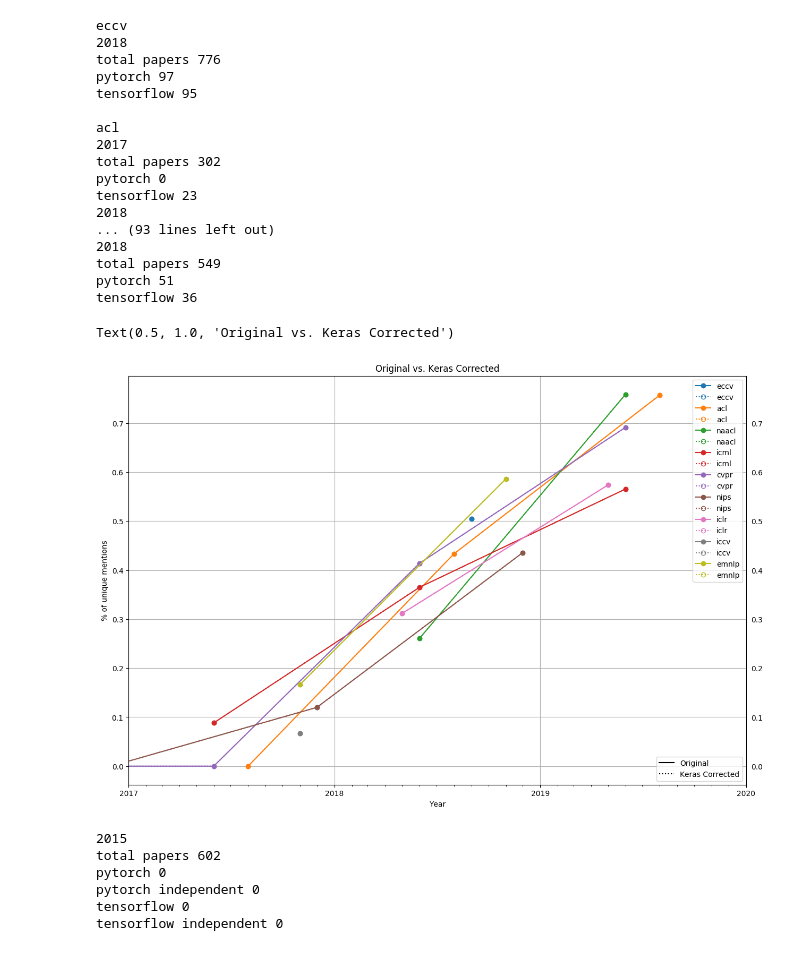
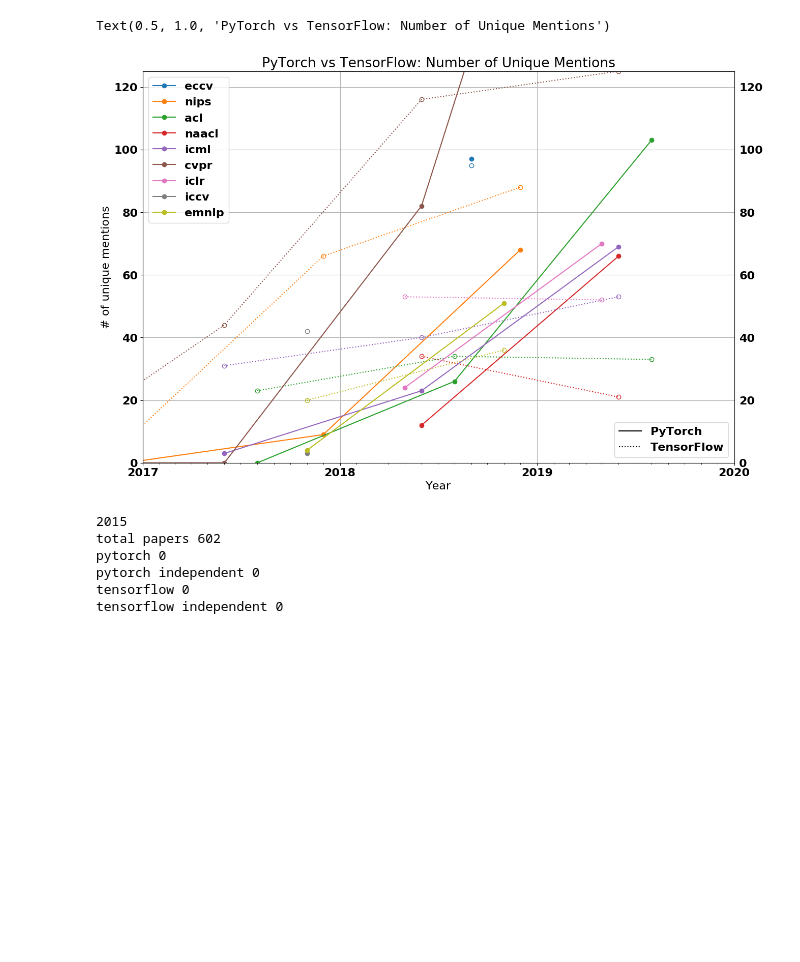
Before and after one commit to Chillee/pytorch-vs-tensorflow, a Jupyter notebook: data_analysis/visualize.ipynb, the cells around one changed output. Saved outputs shown, nothing was run; the diff lists cells and outputs as text; code cells hidden in the pictures; blank space fills up the shorter version.

```diff
--- a/data_analysis/visualize.ipynb
+++ b/data_analysis/visualize.ipynb
@@ -107,6 +107,8 @@ conf_month = {
     k: time.strptime(v, '%B').tm_mon for k, v in conf_month.items()}
 import matplotlib.style as style
 style.use('default')
+# %%
+plt.rcParams.update({'font.size': 16, 'font.weight': 'bold'})
 # %%
 years = mdates.YearLocator()   # every year
 months = mdates.MonthLocator()  # every month
@@ -114,7 +116,7 @@ years_fmt = mdates.DateFormatter('%Y')
 
 fig, ax = plt.subplots()
 
-# ax.set_ylim(0,125)
+ax.set_ylim(0,125)
 
 ax.xaxis.set_major_locator(years)
 ax.xaxis.set_major_formatter(years_fmt)
@@ -137,8 +139,10 @@ for conf in confs:
     tf = []
     tf_corr = []
     dates = []
-    print(conf)
+#     print(conf)
     for year in sorted(confs[conf]):
+        if conf == 'nips' and year == '2019':
+            continue
         ws = word_sets[conf][year]
         date = np.datetime64(f"{year}-{conf_month[conf]:02}")
         dates.append(date)
@@ -153,77 +157,68 @@ for conf in confs:
         writer.writerow([conf, f"{conf_month[conf]:02}/{year[2:]}", pytorch_corr[-1], tf_corr[-1]])
 #         if len(tf_set) > 0:
 #             print(len(pytorch_set - biased_set)/(len(pytorch_set - biased_set) + len(tf_set - biased_set)))
-        print(year)
+#         print(year)
 #         print(pytorch_set)
 
-        print("total papers", len(confs[conf][year]))
+#         print("total papers", len(confs[conf][year]))
 #         print("ratio: ", len(ws['pytorch'] | ws['tensorflow'])/len(confs[conf][year]))
-        print("pytorch", len(pytorch_set - biased_set))
+#         print("pytorch", len(pytorch_set - biased_set))
 #         print("pytorch independent", pytorch_corr[-1])
-        print("tensorflow", len(tf_set - biased_set))
+#         print("tensorflow", len(tf_set - biased_set))
 #         print(tf_set)
 #         print("tensorflow independent", tf_corr[-1])
-    print()
+#     print()
 #     plt.figure()
     c=prop_cycle[0]
     prop_cycle = prop_cycle[1:] + prop_cycle[:1]
 #     alpha = 1.0 if conf in ['naacl', 'acl', 'emnlp'] else 0.1
 #     alpha = 1.0 if conf in nlp_confs else 0.2
     alpha = 1.0
     plt.plot(dates,
-            [a/(a+b) if a+b > 0 else None for a,b in zip(pytorch_corr, tf_corr)],
-#              pytorch_corr,
+#             [a/(a+b) if a+b > 0 else None for a,b in zip(pytorch_corr, tf_corr)],
+             pytorch_corr,
             label = conf,
             marker = 'o',
              color = c,
             alpha=alpha)
     plt.plot(dates,
-             [a/(a+b) if a+b > 0 else None for a,b in zip(pytorch, tf)],
-#              tf_corr,
+#              [a/(a+b) if a+b > 0 else None for a,b in zip(pytorch, tf)],
+             tf_corr,
             label = conf,
             marker = 'o',
             markerfacecolor='none',
             linestyle=':',
             color=c,
             alpha=alpha)
 
     plt.legend()
-plt.ylabel('% of unique mentions')
+plt.ylabel('# of unique mentions')
 vals = ax.get_yticks()
 # ax.set_yticklabels(['{:,.2%}'.format(x) for x in vals])
 plt.xlabel('Year')
 #     plt.plot(dates, pytorch, color='blue')
 #     plt.plot(dates, tf, color='orange')
-solid_line = Line2D([0], [0], color='black', label='Original')
-dashed_line = Line2D([0], [0], linestyle=':', color='black', label='Keras Corrected')
+solid_line = Line2D([0], [0], color='black', label='PyTorch')
+dashed_line = Line2D([0], [0], linestyle=':', color='black', label='TensorFlow')
 csvfile.close()
+handles, labels = ax.get_legend_handles_labels()
+res_handles = []
+res_labels = []
+for idx in range(0, len(labels), 2):
+    res_handles.append(handles[idx])
+    res_labels.append(labels[idx])
 
 legend1 = plt.legend(handles=[solid_line, dashed_line], loc=4)
-plt.legend()
+# plt.legend()
 plt.grid()
 plt.gca().add_artist(legend1)
+plt.legend(res_handles, res_labels, loc = 2)
 
-plt.title("Original vs. Keras Corrected")
+
+plt.title("PyTorch vs TensorFlow: Number of Unique Mentions")
 # %% [output]
-eccv
-2018
-total papers 776
-pytorch 97
-tensorflow 95
-
-acl
-2017
-total papers 302
-pytorch 0
-tensorflow 23
-2018
-... (93 lines left out)
-2018
-total papers 549
-pytorch 51
-tensorflow 36
+Text(0.5, 1.0, 'PyTorch vs TensorFlow: Number of Unique Mentions')
-Text(0.5, 1.0, 'Original vs. Keras Corrected')
-[figure, old version]
+[figure, new version]
 # %%
 conf = 'cvpr'
 for year in sorted(confs[conf]):
```
Also changed, not shown: parts of 1 cell of this notebook, 2 other files.
